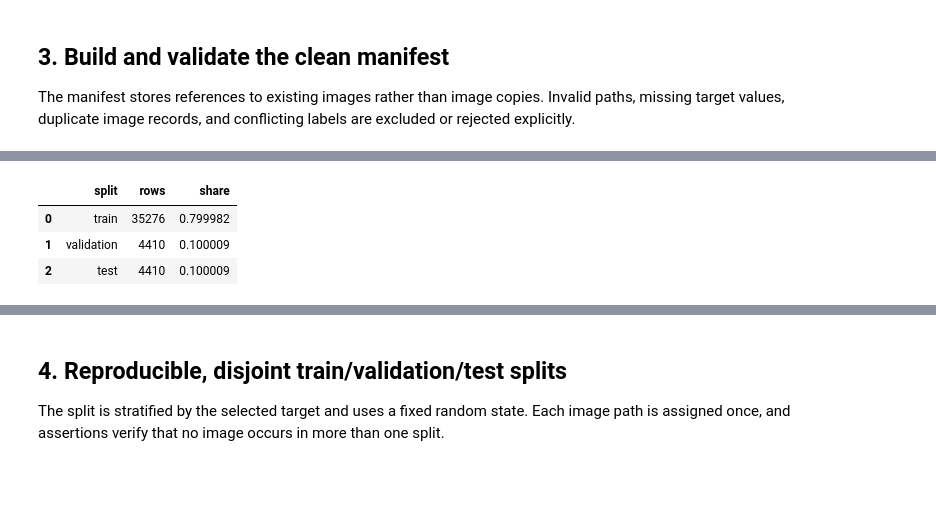
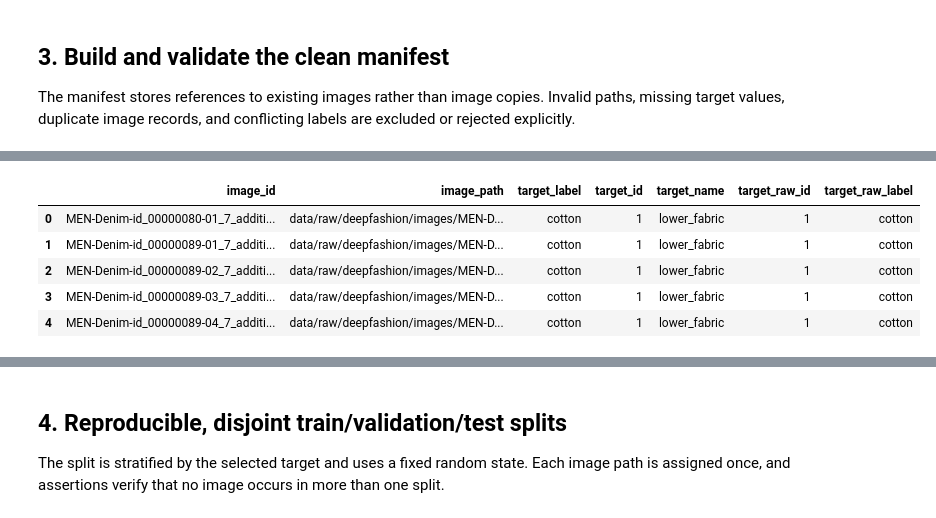
Before and after one commit to Dasith-Randula/Explainable-Fashion-Design-AI, a Jupyter notebook: notebooks/preprocessing/02_deepfashion_visual_preprocessing.ipynb, the cells around one changed output, grey strips where cells are left out. Cells and saved outputs as stored; diff of their text form; code cells hidden in the pictures; blank space fills up the shorter version.

```diff
--- a/notebooks/preprocessing/02_deepfashion_visual_preprocessing.ipynb
+++ b/notebooks/preprocessing/02_deepfashion_visual_preprocessing.ipynb
@@ -209,6 +209,75 @@ Final supervised records before path validation: 42,755; classes: ['chiffon', 'c
 The manifest stores references to existing images rather than image copies. Invalid paths, missing target values, duplicate image records, and conflicting labels are excluded or rejected explicitly.
 # %%
 from sklearn.model_selection import train_test_split
+
+manifest_rows = []
+invalid_paths = []
+for _, record in target_records.iterrows():
+    image_name = record['image_name']
+    candidate_paths = image_by_name.get(image_name, [])
+    if len(candidate_paths) != 1:
+        invalid_paths.append({
+            'image_name': image_name,
+            'reason': 'unresolved image path' if not candidate_paths else 'ambiguous image basename',
+            'candidate_paths': [str(path) for path in candidate_paths],
+        })
+        continue
+
+    resolved_image_path = candidate_paths[0].resolve()
+    if not resolved_image_path.is_file():
+        invalid_paths.append({
+            'image_name': image_name,
+            'reason': 'image path is not a file',
+            'candidate_paths': [str(resolved_image_path)],
+        })
+        continue
+    try:
+        relative_image_path = resolved_image_path.relative_to(PROJECT_ROOT).as_posix()
+    except ValueError as exc:
+        raise ValueError(f'Image path is outside PROJECT_ROOT: {resolved_image_path}') from exc
+    try:
+        with Image.open(resolved_image_path) as image:
+            image.verify()
+    except (OSError, ValueError) as exc:
+        invalid_paths.append({
+            'image_name': image_name,
+            'reason': f'invalid image: {type(exc).__name__}',
+            'candidate_paths': [str(resolved_image_path)],
+        })
+        continue
+
+    image_id = str(resolved_image_path.relative_to(image_root)).replace('\\', '/')
+    manifest_rows.append({
+        'image_id': image_id,
+        'image_path': relative_image_path,
+        'target_label': record['target_label'],
+        'target_id': int(record['target_id']),
+        'target_name': TARGET_NAME,
+        'target_raw_id': int(record['target_raw_id']),
+        'target_raw_label': record['target_raw_label'],
+    })
+
+manifest = pd.DataFrame(manifest_rows, columns=[
+    'image_id', 'image_path', 'target_label', 'target_id', 'target_name',
+    'target_raw_id', 'target_raw_label',
+])
+if manifest.empty:
+    raise ValueError('No valid matched image records remain for the clean manifest.')
+if manifest['image_id'].duplicated().any():
+    raise ValueError('Duplicate image IDs were found in the clean manifest.')
+
+mapping_payload = {
+    'target_name': TARGET_NAME,
+    'target_column': TARGET_COLUMN,
+    'target_raw_id_to_label': {str(key): value for key, value in FABRIC_ID_TO_LABEL.items()},
+    'label_to_id': {str(label): int(class_id) for label, class_id in label_to_id.items()},
+    'id_to_label': {str(class_id): label for class_id, label in id_to_label.items()},
+    'class_labels': class_labels,
+    'exclude_na_target': EXCLUDE_NA_TARGET,
+    'min_class_samples': MIN_CLASS_SAMPLES,
+}
+print(f'Valid clean manifest records: {len(manifest):,}; invalid paths excluded: {len(invalid_paths):,}')
+display(manifest.head())
 
 split_manifest = manifest.copy()
 if FAST_DEV_RUN:
@@ -235,7 +304,9 @@ train_df = train_df.assign(split='train').sort_values('image_id').reset_index(dr
 validation_df = validation_df.assign(split='validation').sort_values('image_id').reset_index(drop=True)
 test_df = test_df.assign(split='test').sort_values('image_id').reset_index(drop=True)
 
-path_sets = [set(frame.image_path) for frame in (train_df, validation_df, test_df)]
+image_id_sets = [set(frame['image_id']) for frame in (train_df, validation_df, test_df)]
+assert not (image_id_sets[0] & image_id_sets[1] or image_id_sets[0] & image_id_sets[2] or image_id_sets[1] & image_id_sets[2])
+path_sets = [set(frame['image_path']) for frame in (train_df, validation_df, test_df)]
 assert not (path_sets[0] & path_sets[1] or path_sets[0] & path_sets[2] or path_sets[1] & path_sets[2])
 assert len(pd.concat([train_df, validation_df, test_df])) == len(split_manifest)
 
@@ -266,5 +337,5 @@ manifest.to_csv(INTERIM_ROOT / 'deepfashion_visual_manifest.csv', index=False)
 train_df.to_csv(INTERIM_ROOT / 'deepfashion_visual_train.csv', index=False)
 validation_df.to_csv(INTERIM_ROOT / 'deepfashion_visual_validation.csv', index=False)
 test_df.to_csv(INTERIM_ROOT / 'deepfashion_visual_test.csv', index=False)
-print('Saved semantic manifest and disjoint split CSV files.')
+print('Saved semantic manifest and disjoint split CSV files with repository-relative POSIX image paths.')
 # %% [output]
@@ -271,4 +343,6 @@ print('Saved semantic manifest and disjoint split CSV files.')
-|  | split | rows | share |
-| 0 | train | 35276 | 0.799982 |
-| 1 | validation | 4410 | 0.100009 |
-| 2 | test | 4410 | 0.100009 |
+|  | image_id | image_path | target_label | target_id | target_name | target_raw_id | target_raw_label |
+| 0 | MEN-Denim-id_00000080-01_7_additi... | data/raw/deepfashion/images/MEN-D... | cotton | 1 | lower_fabric | 1 | cotton |
+| 1 | MEN-Denim-id_00000089-01_7_additi... | data/raw/deepfashion/images/MEN-D... | cotton | 1 | lower_fabric | 1 | cotton |
+| 2 | MEN-Denim-id_00000089-02_7_additi... | data/raw/deepfashion/images/MEN-D... | cotton | 1 | lower_fabric | 1 | cotton |
+| 3 | MEN-Denim-id_00000089-03_7_additi... | data/raw/deepfashion/images/MEN-D... | cotton | 1 | lower_fabric | 1 | cotton |
+| 4 | MEN-Denim-id_00000089-04_7_additi... | data/raw/deepfashion/images/MEN-D... | cotton | 1 | lower_fabric | 1 | cotton |
```
Also changed, not shown: parts of 5 cells of this notebook, 2 other files.
